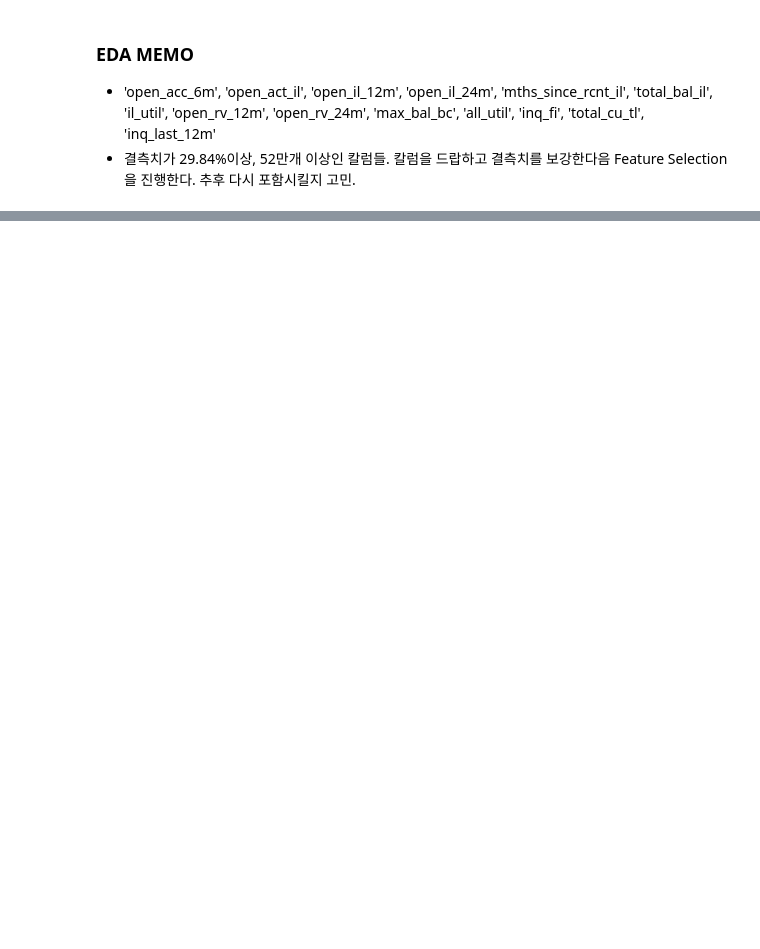
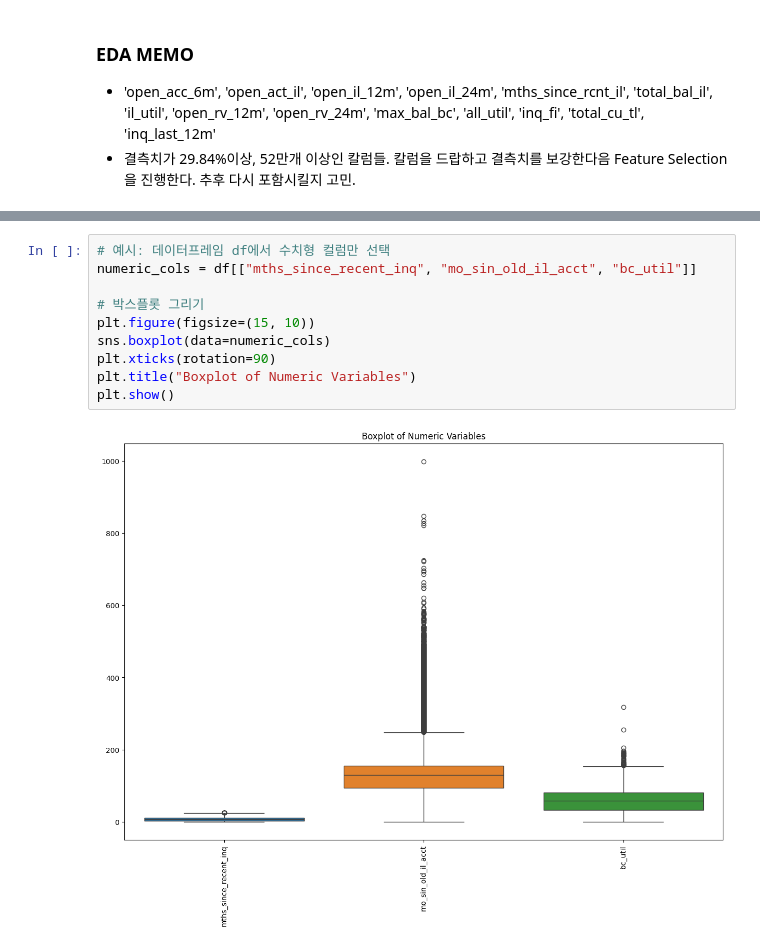
Before and after one commit to SNU-fintech-team-4/LendSure, a Jupyter notebook: final/loan_status_pred_model.ipynb, the cells around one changed output, grey strips where cells are left out. Cells and saved outputs as stored; diff of their text form; blank space fills up the shorter version.

```diff
--- a/final/loan_status_pred_model.ipynb
+++ b/final/loan_status_pred_model.ipynb
@@ -184,0 +196,12 @@ missing_df
+# %%
+# 예시: 데이터프레임 df에서 수치형 컬럼만 선택
+numeric_cols = df[["mths_since_recent_inq", "mo_sin_old_il_acct", "bc_util"]]
+
+# 박스플롯 그리기
+plt.figure(figsize=(15, 10))
+sns.boxplot(data=numeric_cols)
+plt.xticks(rotation=90)
+plt.title("Boxplot of Numeric Variables")
+plt.show()
+# %% [output]
+[figure, added]
```
Also changed, not shown: parts of 10 cells of this notebook, 1 other file.
